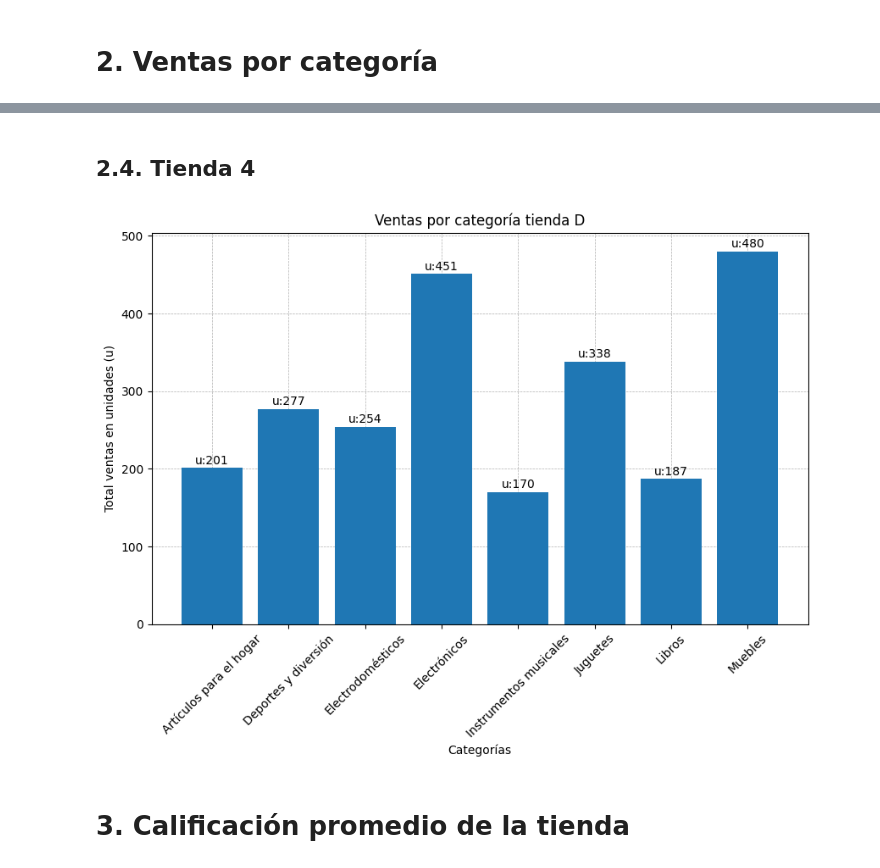
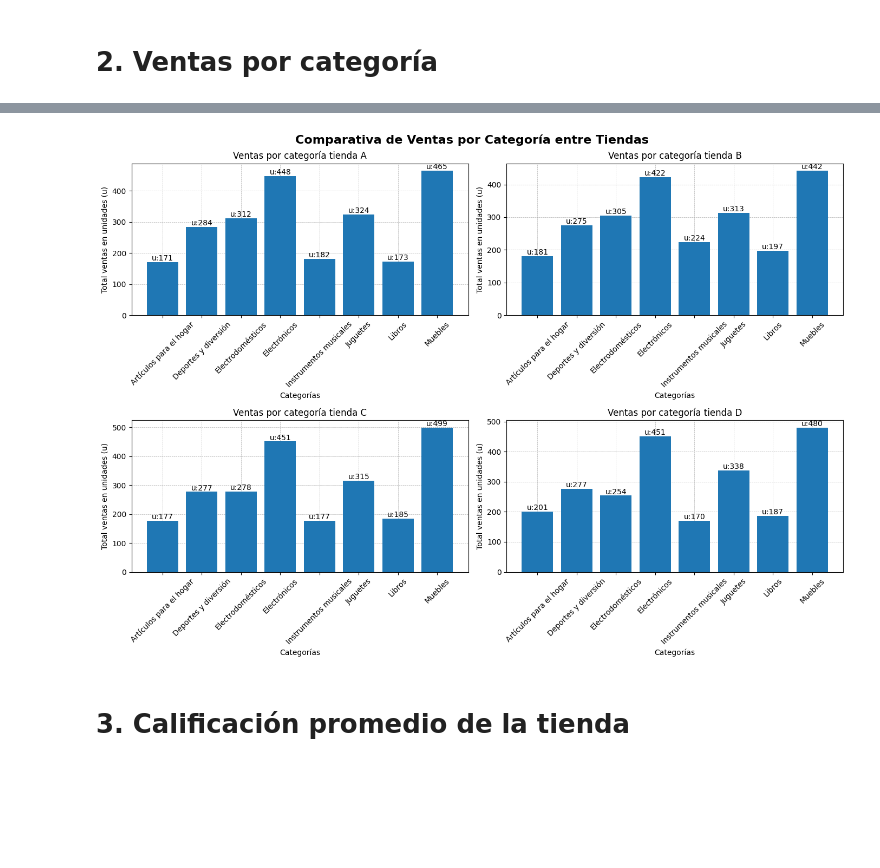
Before and after one commit to Ramardu/alura_store, a Jupyter notebook: AluraStoreLatam.ipynb, the cells around one changed output, grey strips where cells are left out. Cells and saved outputs as stored; diff of their text form; code cells hidden in the pictures; blank space fills up the shorter version.

```diff
--- a/AluraStoreLatam.ipynb
+++ b/AluraStoreLatam.ipynb
@@ -118,24 +78,41 @@ plt.show()
-# %% [markdown]
-## 2.4. Tienda 4
-# %%
-datos4 = tienda4.groupby('Categoría del Producto')['Precio'].count()
-
-plt.figure(figsize=(10,6))
-plt.bar(datos4.index, datos4.values)
-plt.xticks(rotation=45)
-plt.grid(True, which='both', axis='both', linestyle='--', linewidth=0.5)
-plt.gca().set_axisbelow(True)
-plt.title('Ventas por categoría tienda D')
-plt.xlabel('Categorías')
-plt.ylabel('Total ventas en unidades (u)')
-
-for i, valor in enumerate(datos4):
-  texto = f'u:{valor}'
-  plt.text(i, valor + 5, texto, ha='center')
-
-plt.show()
-# %% [output]
-[figure, removed]
+# %%
+# Agrupar datos
+datos1 = tienda.groupby('Categoría del Producto')['Precio'].count()
+datos2 = tienda2.groupby('Categoría del Producto')['Precio'].count()
+datos3 = tienda3.groupby('Categoría del Producto')['Precio'].count()
+datos4 = tienda4.groupby('Categoría del Producto')['Precio'].count()
+
+# Crear figura y ejes
+fig, axs = plt.subplots(2, 2, figsize=(14,10))  # 2 filas, 2 columnas
+
+# Título general
+fig.suptitle('Comparativa de Ventas por Categoría entre Tiendas', fontsize=16, fontweight='bold')
+
+# Lista para recorrer datos y títulos
+datos_list = [datos1, datos2, datos3, datos4]
+titulos = ['Ventas por categoría tienda A', 'Ventas por categoría tienda B',
+           'Ventas por categoría tienda C', 'Ventas por categoría tienda D']
+
+# Generar cada gráfica
+for i, ax in enumerate(axs.flat):
+    datos = datos_list[i]
+    ax.bar(datos.index, datos.values)
+    ax.set_xticklabels(datos.index, rotation=45)
+    ax.grid(True, which='major', axis='both', linestyle='--', linewidth=0.5)
+    ax.set_axisbelow(True)
+    ax.set_title(titulos[i])
+    ax.set_xlabel('Categorías')
+    ax.set_ylabel('Total ventas en unidades (u)')
+
+    for j, valor in enumerate(datos):
+        texto = f'u:{valor}'
+        ax.text(j, valor + 5, texto, ha='center')
+
+# Ajustar espacio
+plt.tight_layout()
+plt.show()
+# %% [output]
+[figure, added]
 # %% [markdown]
 # 3. Calificación promedio de la tienda
 # %% [markdown]
```
Also changed, not shown: parts of 10 cells of this notebook.
